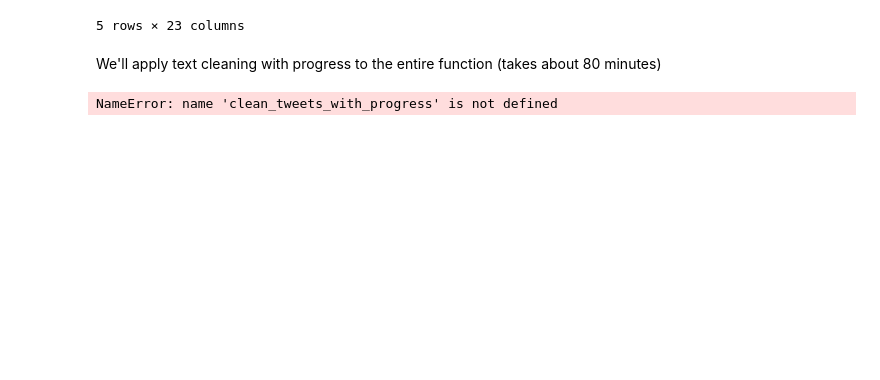
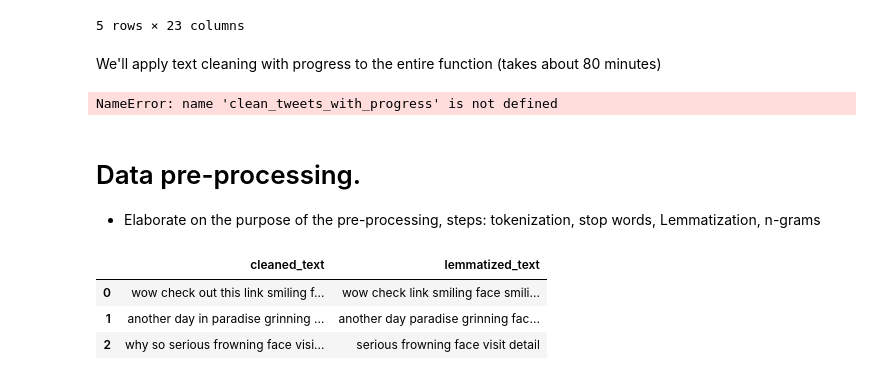
Before and after one commit to leksea/capstone-twitter-sentiment-analysis, a Jupyter notebook: Notebook.ipynb, the cells around one changed output. Drawn from its saved outputs; the diff is of its cells as text; code cells hidden in the pictures; blank space fills up the shorter version.

```diff
--- a/Notebook.ipynb
+++ b/Notebook.ipynb
@@ -1278,3 +1367,21 @@ tweet_df = clean_tweets_with_progress(tweet_df, text_col='original_text')
 tweet_slice_df.head()
 # %% [output]
 NameError: name 'clean_tweets_with_progress' is not defined
+# %% [markdown]
+# Data pre-processing.
+
+* Elaborate on the purpose of the pre-processing,
+steps: tokenization, stop words, Lemmatization, n-grams
+# %%
+#test pre-processing (lemmatization)
+
+preprocessed_df, ngram_matrix, ngram_vectorizer = preprocess_text_with_ngrams(
+    tweet_df, text_column='cleaned_text', ngram_range=(2, 3), max_features=5000
+)
+# Display the preprocessed DataFrame
+preprocessed_df[['cleaned_text', 'lemmatized_text']]
+# %% [output]
+|  | cleaned_text | lemmatized_text |
+| 0 | wow check out this link smiling f... | wow check link smiling face smili... |
+| 1 | another day in paradise grinning ... | another day paradise grinning fac... |
+| 2 | why so serious frowning face visi... | serious frowning face visit detail |
```
Also changed, not shown: parts of 21 cells of this notebook.
